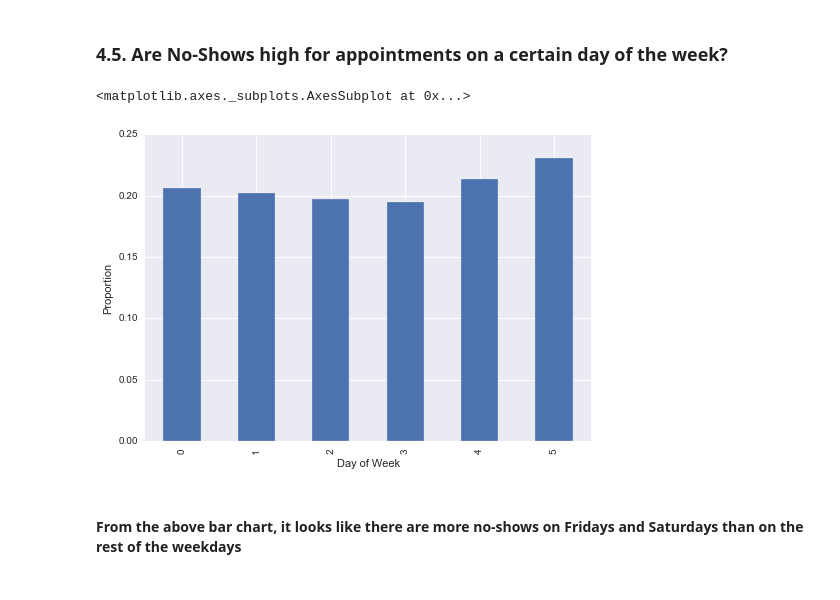
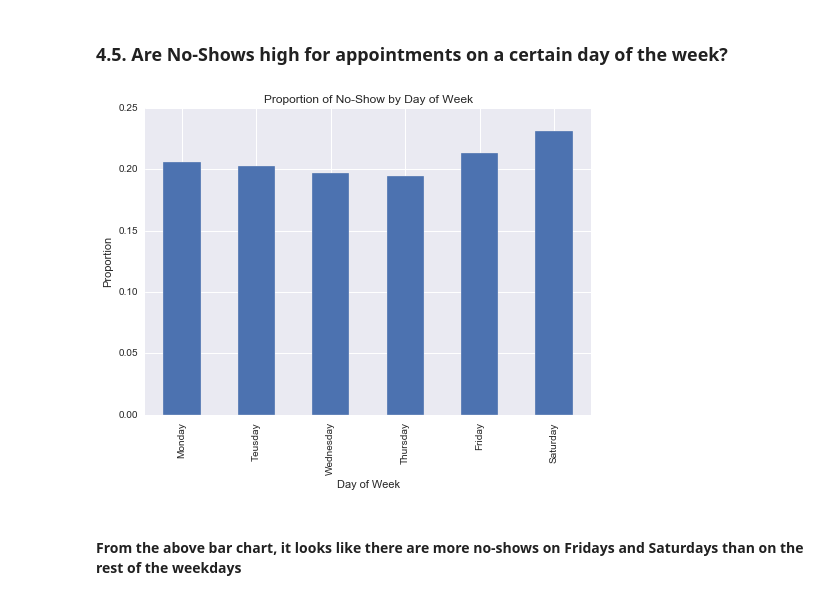
Before and after one commit to walidsi/Udacity_ADA, a Jupyter notebook: No_Show_Appointments_Analysis.ipynb, the cells around one changed output. Cells and saved outputs as stored; diff of their text form; code cells hidden in the pictures.

```diff
--- a/No_Show_Appointments_Analysis.ipynb
+++ b/No_Show_Appointments_Analysis.ipynb
@@ -399,10 +399,10 @@ df.groupby('handcap').no_show.mean().plot(kind='bar')
 ### 4.5. Are No-Shows high for appointments on a certain day of the week?
 # %%
 group_counts = df.groupby(['appointment_day_of_week']).no_show.mean()
-group_counts.plot(kind='bar', ylabel='Proportion', xlabel='Day of Week')
+ax = group_counts.plot(kind='bar', ylabel='Proportion', xlabel='Day of Week', title="Proportion of No-Show by Day of Week")
+ax.set_xticklabels(['Monday', 'Teusday', 'Wednesday', 'Thursday', 'Friday', 'Saturday']);
 # %% [output]
-<matplotlib.axes._subplots.AxesSubplot at 0x...>
-[figure, old version]
+[figure, new version]
 # %% [markdown]
 #### From the above bar chart, it looks like there are more no-shows on Fridays and Saturdays than on the rest of the weekdays
 # %%
```
Also changed, not shown: parts of 1 cell of this notebook.
